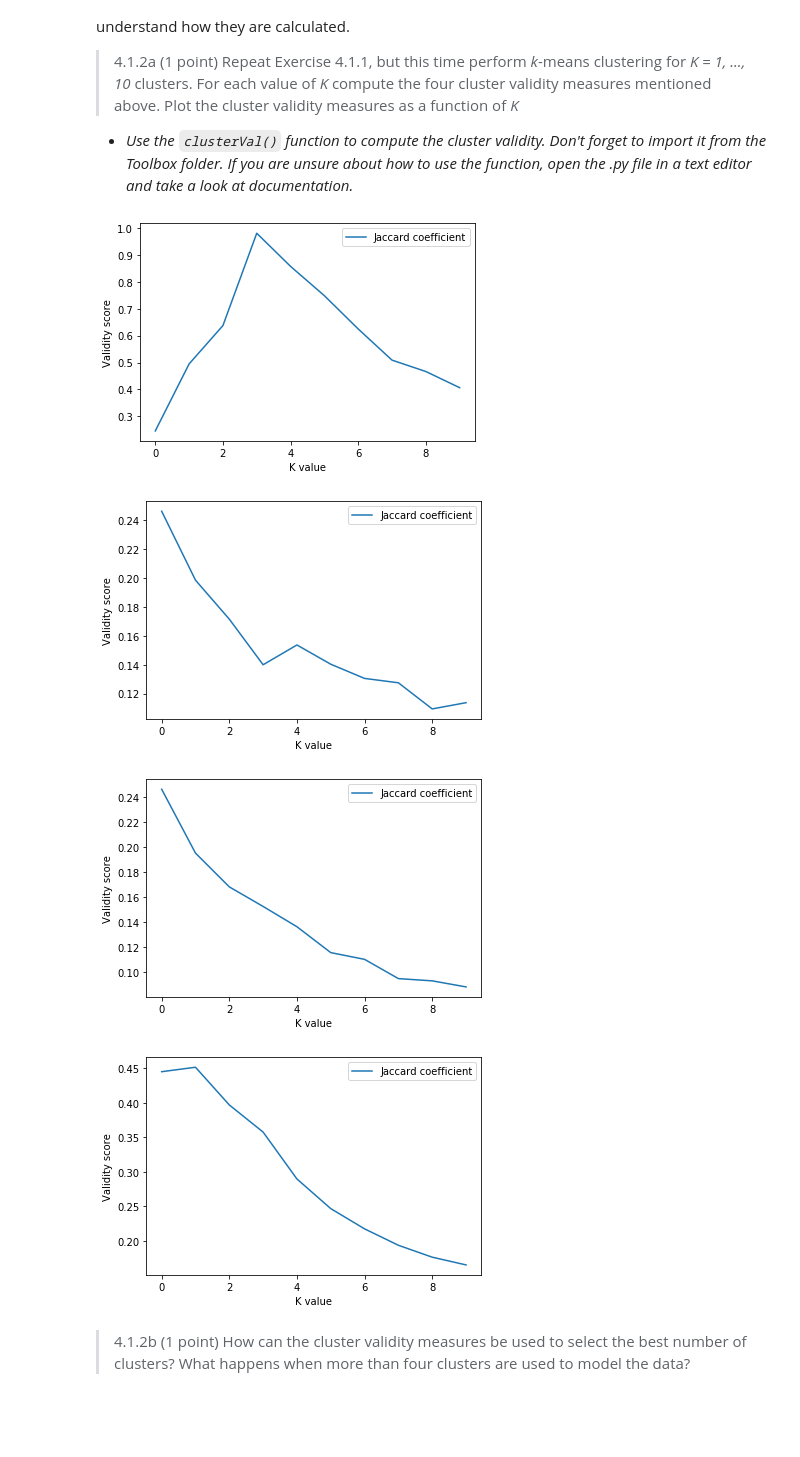
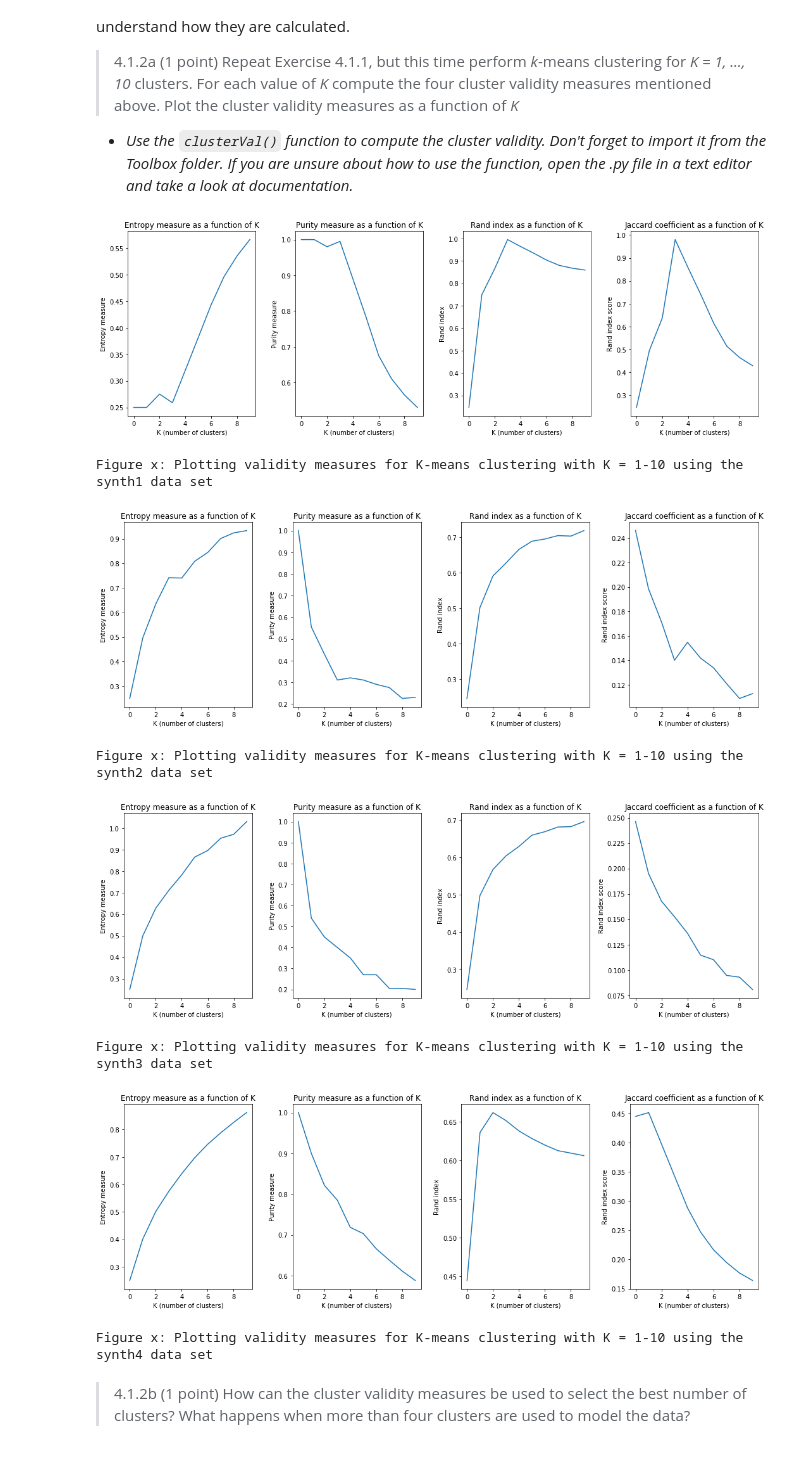
Before and after one commit to LennartPNL/DataMiningAssignments, a Jupyter notebook: Assignment_4/Assignment_4.ipynb, the cells around one changed output. Saved outputs shown, nothing was run; the diff lists cells and outputs as text; code cells hidden in the pictures; blank space fills up the shorter version.

Commit message:
Added subplotting

```diff
--- a/Assignment_4/Assignment_4.ipynb
+++ b/Assignment_4/Assignment_4.ipynb
@@ -107,34 +107,62 @@ Rather than using the error rate we will consider the supervised measures of clu
 # %%
 from Toolbox.clusterVal import clusterVal
 import numpy as np
 
 for i in range(1, 5):
     # Load synth data set
     synth_data = loadmat("Data/synth{}.mat".format(i))
     validity_scores = []
 
     # Perform k-means clustering for K = 1, ..., 10 clusters
     for j in range(1, 11):
         synth_cluster = KMeans(n_clusters=j).fit(synth_data['X'])
 
         # Compute Entropy, Purity, Rand and Jaccard
         validity_scores.append(np.asarray(clusterVal(synth_cluster.labels_, synth_data['y'])))
 
     # Convert validity scores list to numpy array
     validity_scores = np.asarray(validity_scores)
-#     plt.plot(validity_scores[:,0], label='Entropy measure')
-#     plt.plot(validity_scores[:,1], label='Purity measure')
-#     plt.plot(validity_scores[:,2], label='Rand index')
-    plt.plot(validity_scores[:,3], label='Jaccard coefficient')
-    plt.xlabel("K value")
-    plt.ylabel("Validity score")
-    plt.legend()
+
+    # Plot validity scores
+    fig, (ax1, ax2, ax3, ax4) = plt.subplots(1,4,figsize=(15,5))
+
+    # Plot entropy measure
+    ax1.plot(validity_scores[:,0])
+    ax1.set_title("Entropy measure as a function of K")
+    ax1.set_ylabel("Entropy measure")
+    ax1.set_xlabel("K (number of clusters)")
+
+    # Plot purity measure
+    ax2.plot(validity_scores[:,1])
+    ax2.set_title("Purity measure as a function of K")
+    ax2.set_ylabel("Purity measure")
+    ax2.set_xlabel("K (number of clusters)")
+
+    # Plot Rand index
+    ax3.plot(validity_scores[:,2])
+    ax3.set_title("Rand index as a function of K")
+    ax3.set_ylabel("Rand index")
+    ax3.set_xlabel("K (number of clusters)")
+
+    # Plot Jaccard coefficient
+    ax4.plot(validity_scores[:,3])
+    ax4.set_title("Jaccard coefficient as a function of K")
+    ax4.set_ylabel("Rand index score")
+    ax4.set_xlabel("K (number of clusters)")
+
+    fig.tight_layout()
     plt.show()
+
+    print("Figure x: Plotting validity measures for K-means clustering with K = 1-10 using the synth{} data set".format(i))
 # %% [output]
-[figure, old version]
+[figure, new version]
+Figure x: Plotting validity measures for K-means clustering with K = 1-10 using the synth1 data set
-[figure, old version]
+[figure, new version]
+Figure x: Plotting validity measures for K-means clustering with K = 1-10 using the synth2 data set
-[figure, old version]
+[figure, new version]
+Figure x: Plotting validity measures for K-means clustering with K = 1-10 using the synth3 data set
-[figure, old version]
+[figure, new version]
+Figure x: Plotting validity measures for K-means clustering with K = 1-10 using the synth4 data set
 # %% [markdown]
 > 4.1.2b (1 point) How can the cluster validity measures be used to select the best number of clusters?
 What happens when more than four clusters are used to model the data?
```
Also changed, not shown: parts of 1 cell of this notebook.
